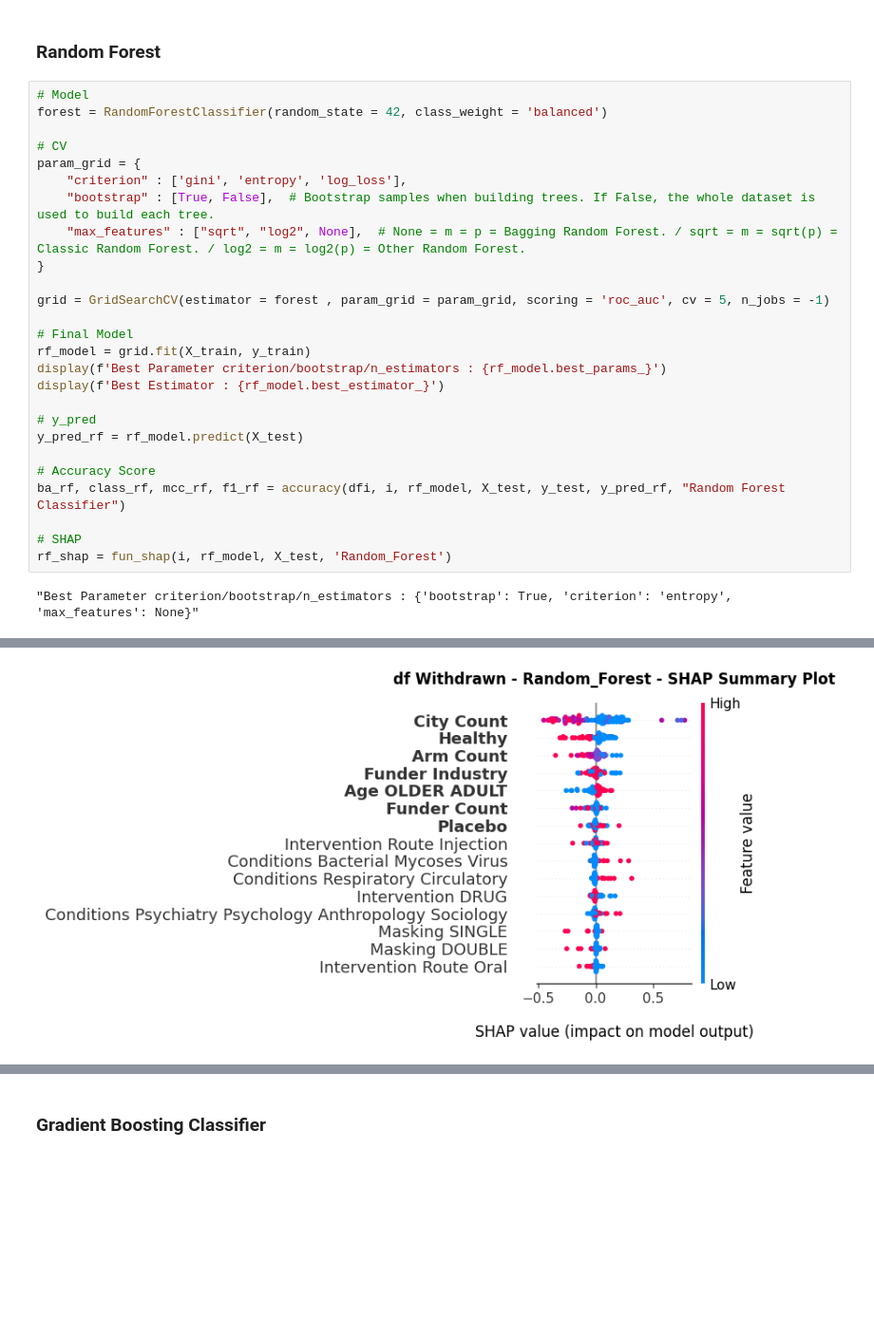
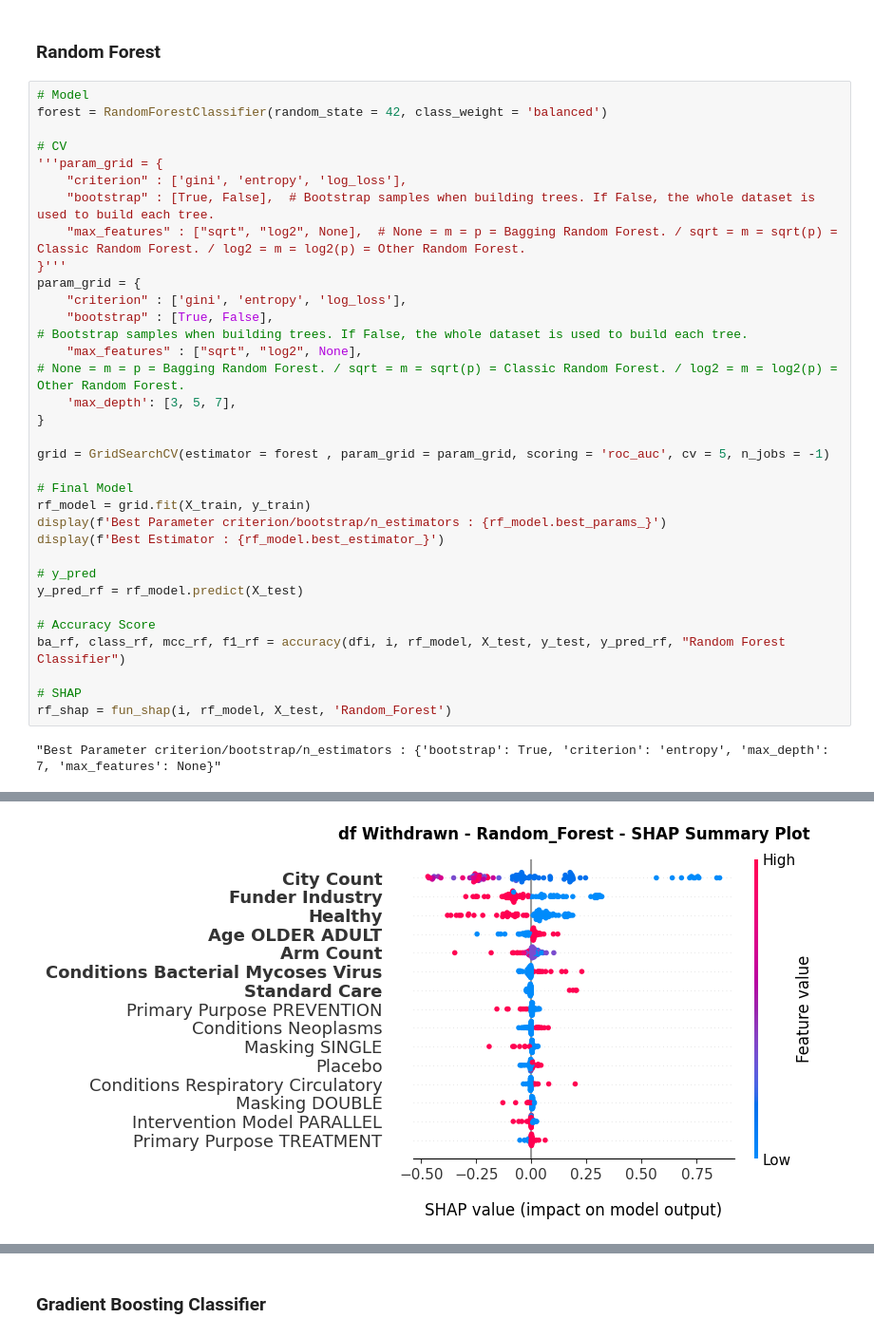
Before and after one commit to AndreouEugenia/Thesis, a Jupyter notebook: 5b.Thesis_Models_Withdrawn.ipynb, the cells around one changed output, grey strips where cells are left out. Shown at 95% size. Cells and saved outputs as stored; diff of their text form; blank space fills up the shorter version.

```diff
--- a/5b.Thesis_Models_Withdrawn.ipynb
+++ b/5b.Thesis_Models_Withdrawn.ipynb
@@ -655,10 +653,18 @@ PR AUC : 0.123
 forest = RandomForestClassifier(random_state = 42, class_weight = 'balanced')
 
 # CV
-param_grid = {
+'''param_grid = {
     "criterion" : ['gini', 'entropy', 'log_loss'],
     "bootstrap" : [True, False],  # Bootstrap samples when building trees. If False, the whole dataset is used to build each tree.
     "max_features" : ["sqrt", "log2", None],  # None = m = p = Bagging Random Forest. / sqrt = m = sqrt(p) = Classic Random Forest. / log2 = m = log2(p) = Other Random Forest.
+}'''
+param_grid = {
+    "criterion" : ['gini', 'entropy', 'log_loss'],
+    "bootstrap" : [True, False],
+# Bootstrap samples when building trees. If False, the whole dataset is used to build each tree.
+    "max_features" : ["sqrt", "log2", None],
+# None = m = p = Bagging Random Forest. / sqrt = m = sqrt(p) = Classic Random Forest. / log2 = m = log2(p) = Other Random Forest.
+    'max_depth': [3, 5, 7],
 }
 
 grid = GridSearchCV(estimator = forest , param_grid = param_grid, scoring = 'roc_auc', cv = 5, n_jobs = -1)
@@ -677,4 +683,4 @@ ba_rf, class_rf, mcc_rf, f1_rf = accuracy(dfi, i, rf_model, X_test, y_test, y_pr
 # SHAP
 rf_shap = fun_shap(i, rf_model, X_test, 'Random_Forest')
 # %% [output]
-"Best Parameter criterion/bootstrap/n_estimators : {'bootstrap': True, 'criterion': 'entropy', 'max_features': None}"
+"Best Parameter criterion/bootstrap/n_estimators : {'bootstrap': True, 'criterion': 'entropy', 'max_depth': 7, 'max_features': None}"
@@ -700,2 +706,2 @@ PR AUC : 0.491
-[figure, old version]
+[figure, new version]
 |  | Feature | df Withdrawn_Random_Forest_Shap_Mean |
```
Also changed, not shown: parts of 15 cells of this notebook, 7 other files.
